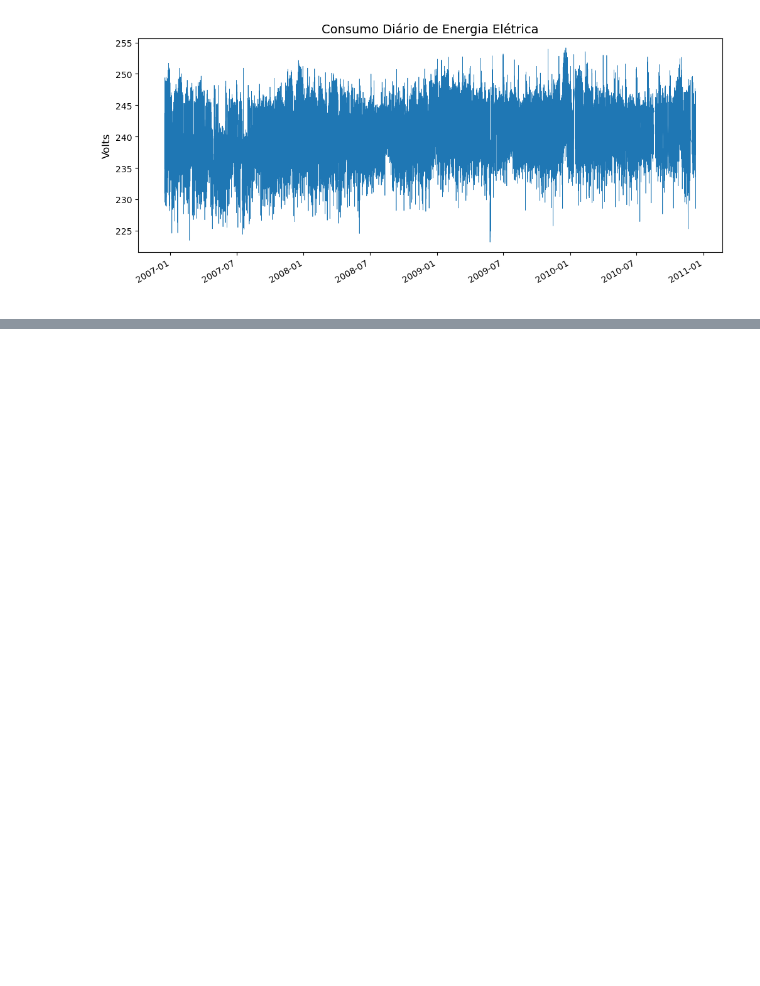
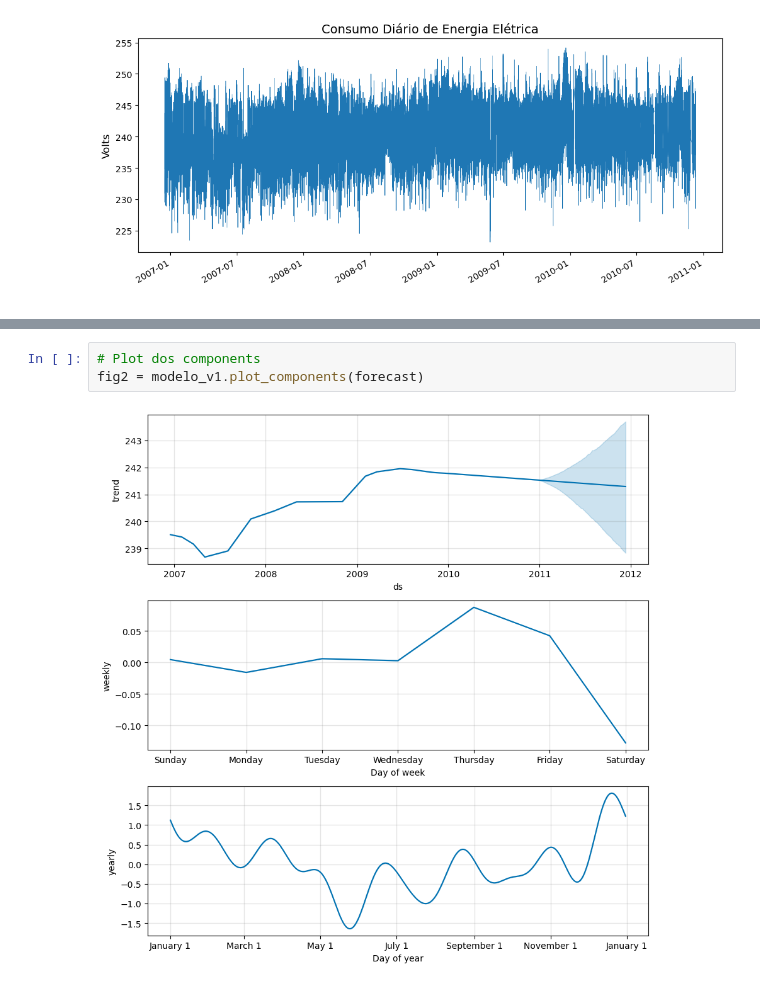
Before and after one commit to marcosmorais94/house_comsumption_forecast, a Jupyter notebook: house_power_timeseries.ipynb, the cells around one changed output, grey strips where cells are left out. Drawn from its saved outputs; the diff is of its cells as text; blank space fills up the shorter version.

```diff
--- a/house_power_timeseries.ipynb
+++ b/house_power_timeseries.ipynb
@@ -437,0 +631,5 @@ Text(0.5, 0, ' ')
+# %%
+# Plot dos components
+fig2 = modelo_v1.plot_components(forecast)
+# %% [output]
+[figure, added]
```
Also changed, not shown: parts of 54 cells of this notebook.
